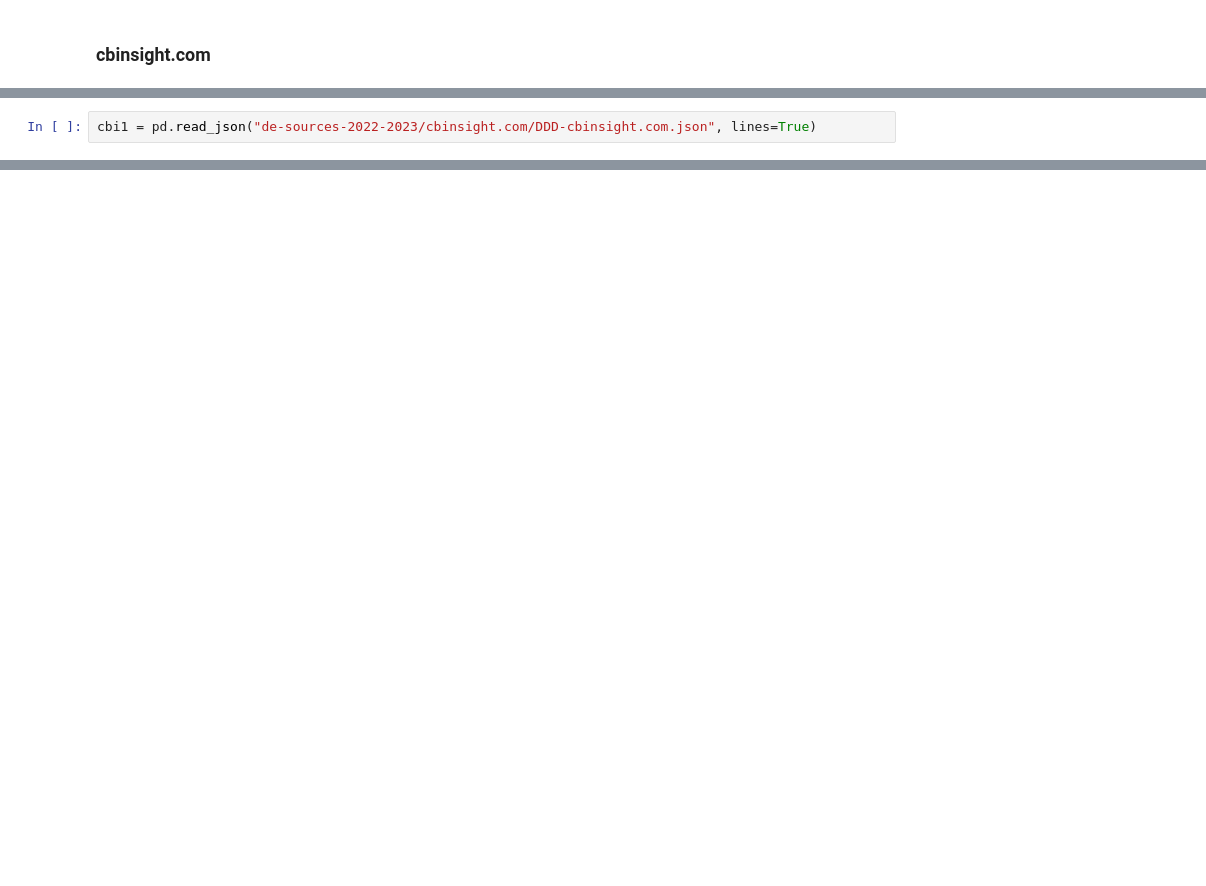
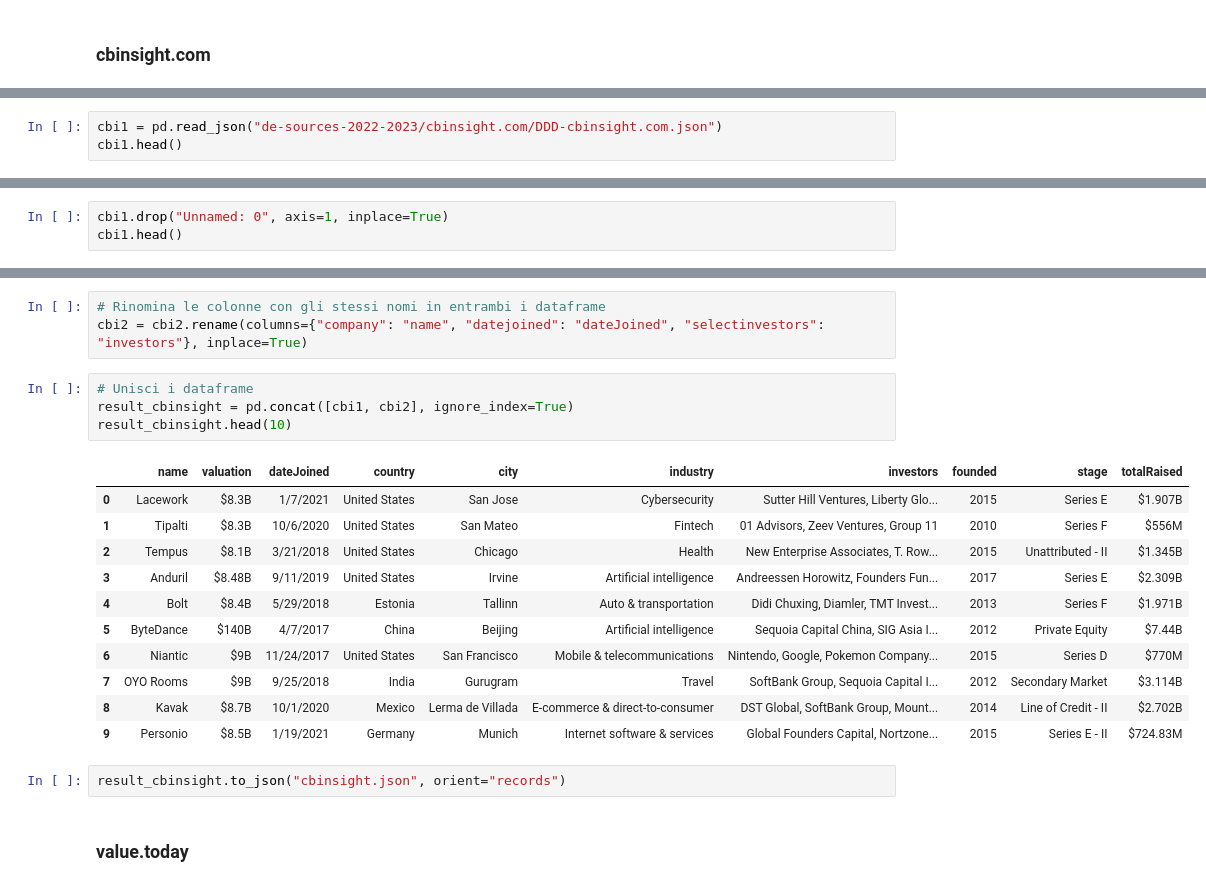
Before and after one commit to Elisabetta99/IDD_HW8, a Jupyter notebook: schemaAlignment.ipynb, the cells around one changed output, grey strips where cells are left out. Drawn from its saved outputs; the diff is of its cells as text; blank space fills up the shorter version.

```diff
--- a/schemaAlignment.ipynb
+++ b/schemaAlignment.ipynb
@@ -24,2 +20,3 @@ with open('de-sources-2022-2023/cbinsight.com/DDD-cbinsight.com.json', 'w') as f
 # %%
-cbi1 = pd.read_json("de-sources-2022-2023/cbinsight.com/DDD-cbinsight.com.json", lines=True)
+cbi1 = pd.read_json("de-sources-2022-2023/cbinsight.com/DDD-cbinsight.com.json")
+cbi1.head()
@@ -67,0 +30,3 @@ result_cbi.to_csv("cbinsights.csv", index=False)
+# %%
+cbi1.drop("Unnamed: 0", axis=1, inplace=True)
+cbi1.head()
@@ -67,0 +50,23 @@ result_cbi.to_csv("cbinsights.csv", index=False)
+# %%
+# Rinomina le colonne con gli stessi nomi in entrambi i dataframe
+cbi2 = cbi2.rename(columns={"company": "name", "datejoined": "dateJoined", "selectinvestors": "investors"}, inplace=True)
+# %%
+# Unisci i dataframe
+result_cbinsight = pd.concat([cbi1, cbi2], ignore_index=True)
+result_cbinsight.head(10)
+# %% [output]
+|  | name | valuation | dateJoined | country | city | industry | investors | founded | stage | totalRaised |
+| 0 | Lacework | $8.3B | 1/7/2021 | United States | San Jose | Cybersecurity | Sutter Hill Ventures, Liberty Glo... | 2015 | Series E | $1.907B |
+| 1 | Tipalti | $8.3B | 10/6/2020 | United States | San Mateo | Fintech | 01 Advisors, Zeev Ventures, Group 11 | 2010 | Series F | $556M |
+| 2 | Tempus | $8.1B | 3/21/2018 | United States | Chicago | Health | New Enterprise Associates, T. Row... | 2015 | Unattributed - II | $1.345B |
+| 3 | Anduril | $8.48B | 9/11/2019 | United States | Irvine | Artificial intelligence | Andreessen Horowitz, Founders Fun... | 2017 | Series E | $2.309B |
+| 4 | Bolt | $8.4B | 5/29/2018 | Estonia | Tallinn | Auto & transportation | Didi Chuxing, Diamler, TMT Invest... | 2013 | Series F | $1.971B |
+| 5 | ByteDance | $140B | 4/7/2017 | China | Beijing | Artificial intelligence | Sequoia Capital China, SIG Asia I... | 2012 | Private Equity | $7.44B |
+| 6 | Niantic | $9B | 11/24/2017 | United States | San Francisco | Mobile & telecommunications | Nintendo, Google, Pokemon Company... | 2015 | Series D | $770M |
+| 7 | OYO Rooms | $9B | 9/25/2018 | India | Gurugram | Travel | SoftBank Group, Sequoia Capital I... | 2012 | Secondary Market | $3.114B |
+| 8 | Kavak | $8.7B | 10/1/2020 | Mexico | Lerma de Villada | E-commerce & direct-to-consumer | DST Global, SoftBank Group, Mount... | 2014 | Line of Credit - II | $2.702B |
+| 9 | Personio | $8.5B | 1/19/2021 | Germany | Munich | Internet software & services | Global Founders Capital, Nortzone... | 2015 | Series E - II | $724.83M |
+# %%
+result_cbinsight.to_json("cbinsight.json", orient="records")
+# %% [markdown]
+### **value.today**
```
Also changed, not shown: parts of 29 cells of this notebook, 9 other files.
